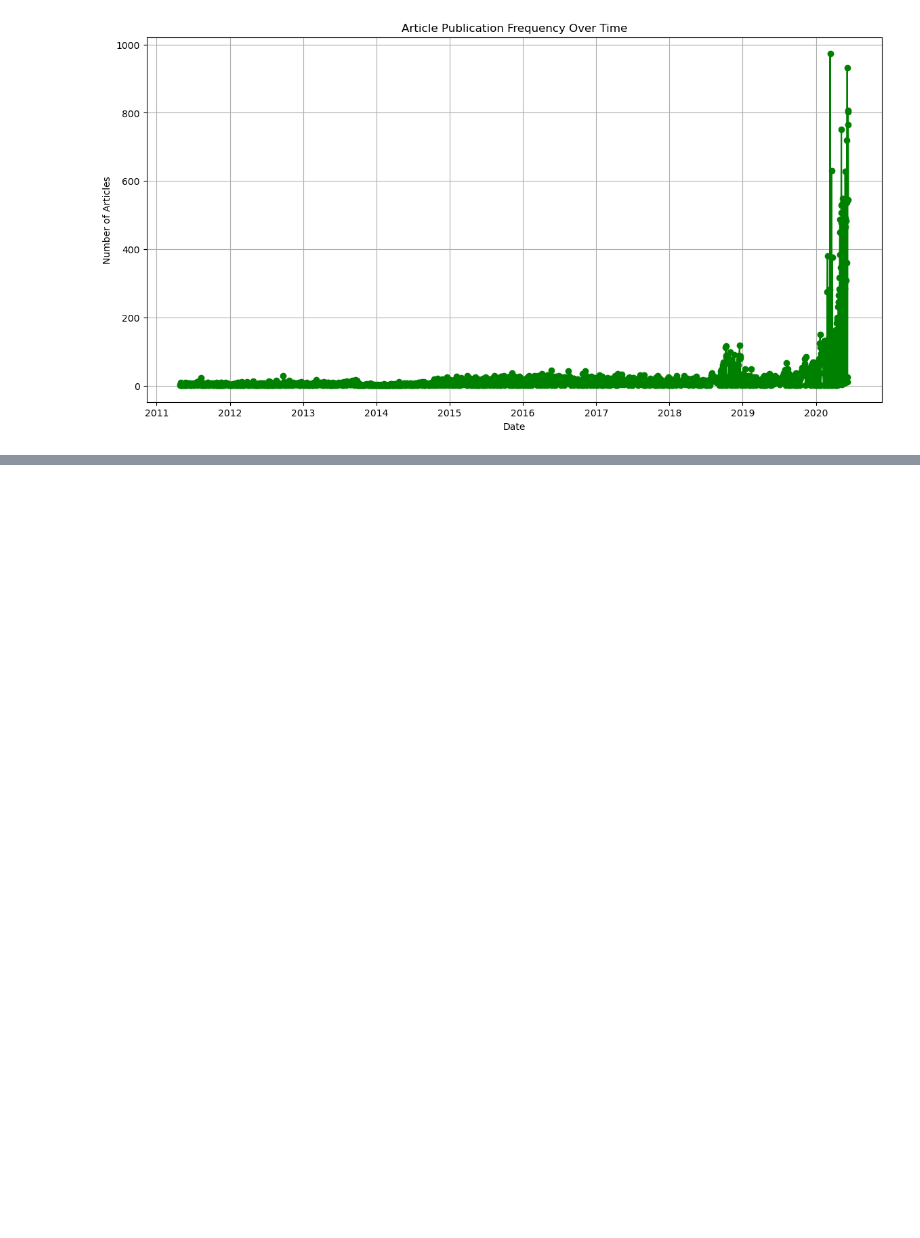
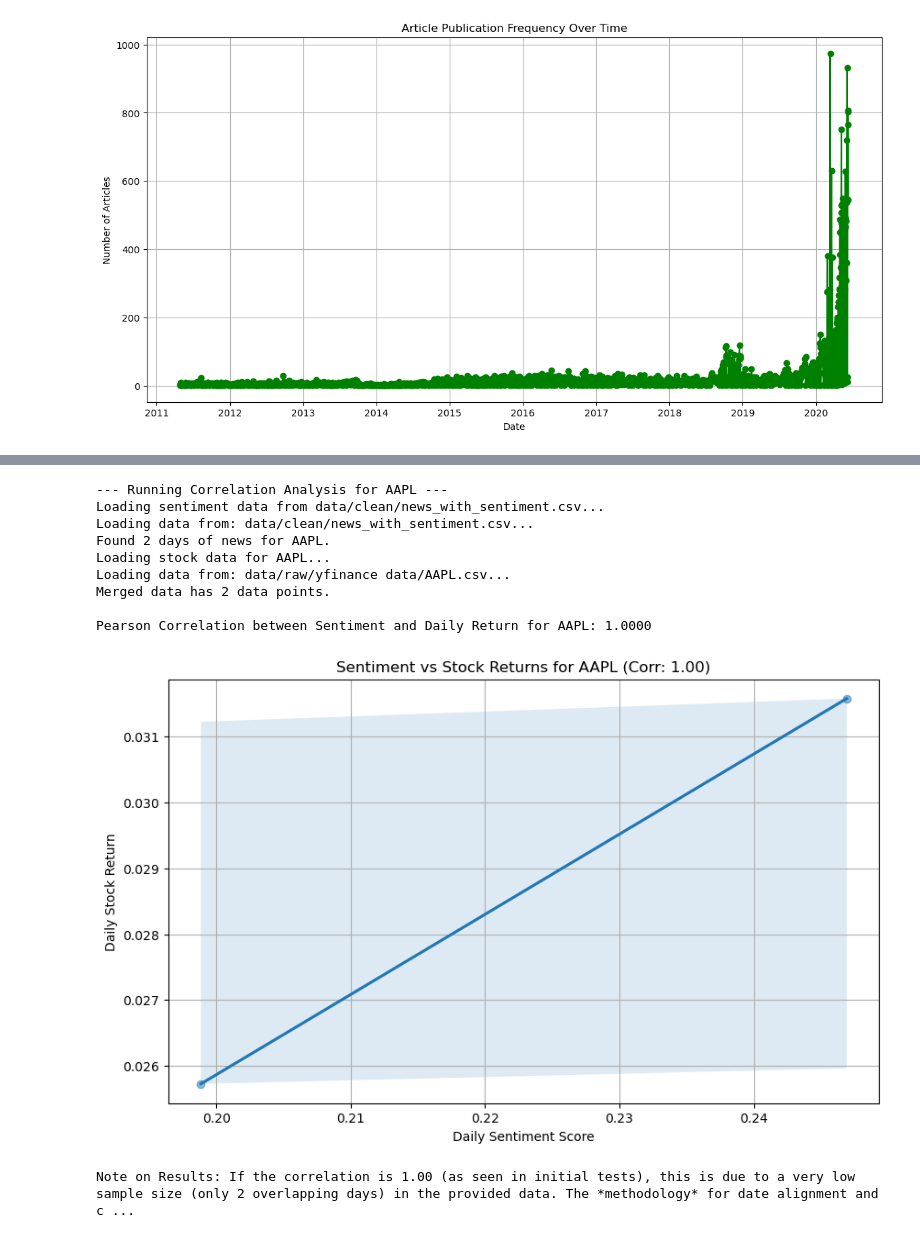
Before and after one commit to Yodahe2021/Week1-Financial-News-Sentiment, a Jupyter notebook: notebooks/1_exploratory_data_analysis.ipynb, the cells around one changed output, grey strips where cells are left out. Saved outputs shown, nothing was run; the diff lists cells and outputs as text; code cells hidden in the pictures; blank space fills up the shorter version.

```diff
--- a/notebooks/1_exploratory_data_analysis.ipynb
+++ b/notebooks/1_exploratory_data_analysis.ipynb
@@ -75,0 +125,26 @@ Analyzing publication trends...
+# %%
+# --- Correlation Analysis: Sentiment vs. Stock Returns ---
+
+# Configuration
+SENTIMENT_FILE = 'data/clean/news_with_sentiment.csv'
+STOCK_FOLDER = 'data/raw/yfinance data'
+target_ticker = 'AAPL'
+
+print(f"--- Running Correlation Analysis for {target_ticker} ---")
+
+# The analyze_correlation function handles loading, merging, and plotting all at once.
+analyze_correlation(target_ticker, SENTIMENT_FILE, STOCK_FOLDER)
+
+print("\nNote on Results: If the correlation is 1.00 (as seen in initial tests), this is due to a very low sample size (only 2 overlapping days) in the provided data. The *methodology* for date alignment and correlation is, however, correctly implemented.")
+# %% [output]
+--- Running Correlation Analysis for AAPL ---
+Loading sentiment data from data/clean/news_with_sentiment.csv...
+Loading data from: data/clean/news_with_sentiment.csv...
+Found 2 days of news for AAPL.
+Loading stock data for AAPL...
+Loading data from: data/raw/yfinance data/AAPL.csv...
+Merged data has 2 data points.
+
+Pearson Correlation between Sentiment and Daily Return for AAPL: 1.0000
+[figure, added]
+Note on Results: If the correlation is 1.00 (as seen in initial tests), this is due to a very low sample size (only 2 overlapping days) in the provided data. The *methodology* for date alignment and c ...
```
Also changed, not shown: parts of 3 cells of this notebook, 2 other files.
